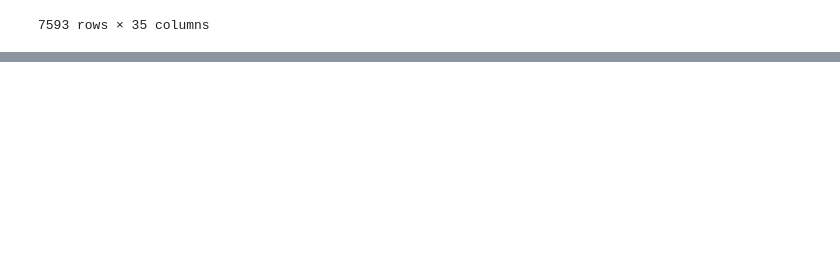
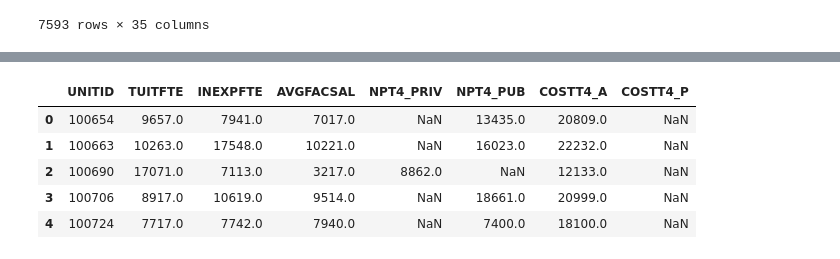
Before and after one commit to MrJlmeza/ETL-Pipeline, a Jupyter notebook: data_cleanup.ipynb, the cells around one changed output, grey strips where cells are left out. Drawn from its saved outputs; the diff is of its cells as text; code cells hidden in the pictures; blank space fills up the shorter version.

```diff
--- a/data_cleanup.ipynb
+++ b/data_cleanup.ipynb
@@ -88,0 +105,10 @@ new_df
+# %%
+costs_df = master_df[['UNITID','TUITFTE', 'INEXPFTE', 'AVGFACSAL', 'NPT4_PRIV', 'NPT4_PUB', 'COSTT4_A', 'COSTT4_P']]
+costs_df.head()
+# %% [output]
+|  | UNITID | TUITFTE | INEXPFTE | AVGFACSAL | NPT4_PRIV | NPT4_PUB | COSTT4_A | COSTT4_P |
+| 0 | 100654 | 9657.0 | 7941.0 | 7017.0 | NaN | 13435.0 | 20809.0 | NaN |
+| 1 | 100663 | 10263.0 | 17548.0 | 10221.0 | NaN | 16023.0 | 22232.0 | NaN |
+| 2 | 100690 | 17071.0 | 7113.0 | 3217.0 | 8862.0 | NaN | 12133.0 | NaN |
+| 3 | 100706 | 8917.0 | 10619.0 | 9514.0 | NaN | 18661.0 | 20999.0 | NaN |
+| 4 | 100724 | 7717.0 | 7742.0 | 7940.0 | NaN | 7400.0 | 18100.0 | NaN |
```
Also changed, not shown: parts of 31 cells of this notebook, 2 other files.
